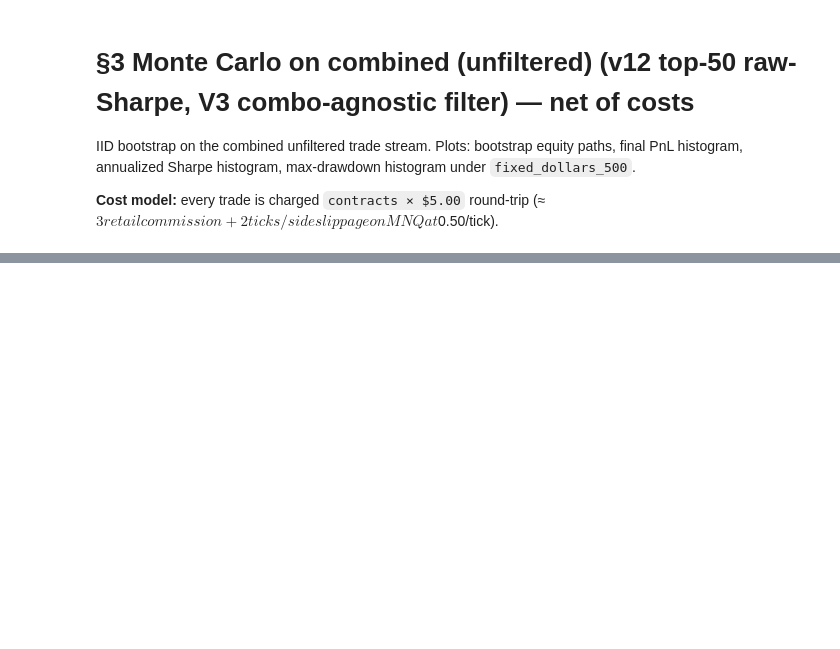
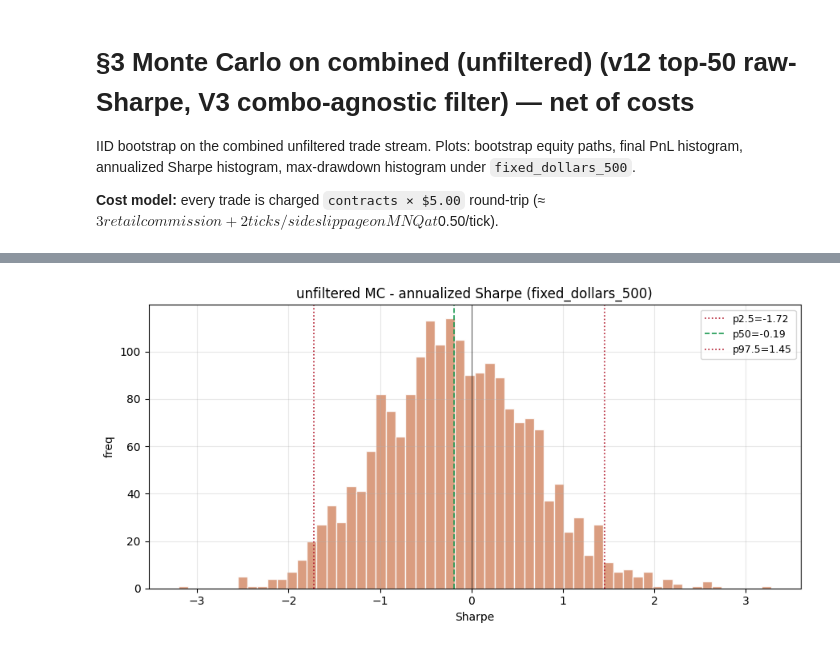
Before and after one commit to kunpark04/intra, a Jupyter notebook: evaluation/v12_topk_top50_raw_sharpe_net_v3_no_gcid/s3_mc_combined_net.ipynb, the cells around one changed output, grey strips where cells are left out. Cells and saved outputs as stored; diff of their text form; code cells hidden in the pictures; blank space fills up the shorter version.

```diff
--- a/evaluation/v12_topk_top50_raw_sharpe_net_v3_no_gcid/s3_mc_combined_net.ipynb
+++ b/evaluation/v12_topk_top50_raw_sharpe_net_v3_no_gcid/s3_mc_combined_net.ipynb
@@ -55,3 +73,5 @@ plot_mc_pnl(combined_raw, 'fixed_dollars_500', 'unfiltered', YEARS_SPAN)
 # %%
-plot_mc_sharpe(combined_raw, 'fixed_dollars_500', 'unfiltered', YEARS_SPAN)
+plot_mc_sharpe(combined_raw, 'fixed_dollars_500', 'unfiltered', YEARS_SPAN, n_sims=2000)
+# %% [output]
+[figure, added]
 # %%
```
Also changed, not shown: parts of 5 cells of this notebook, 12 other files.
